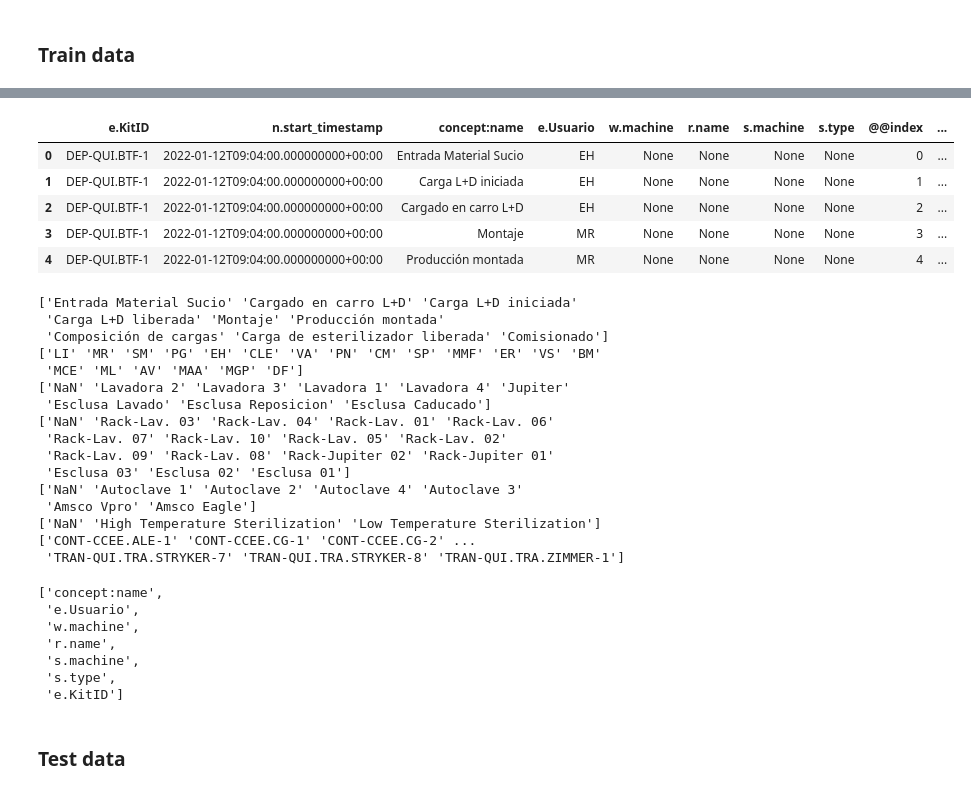
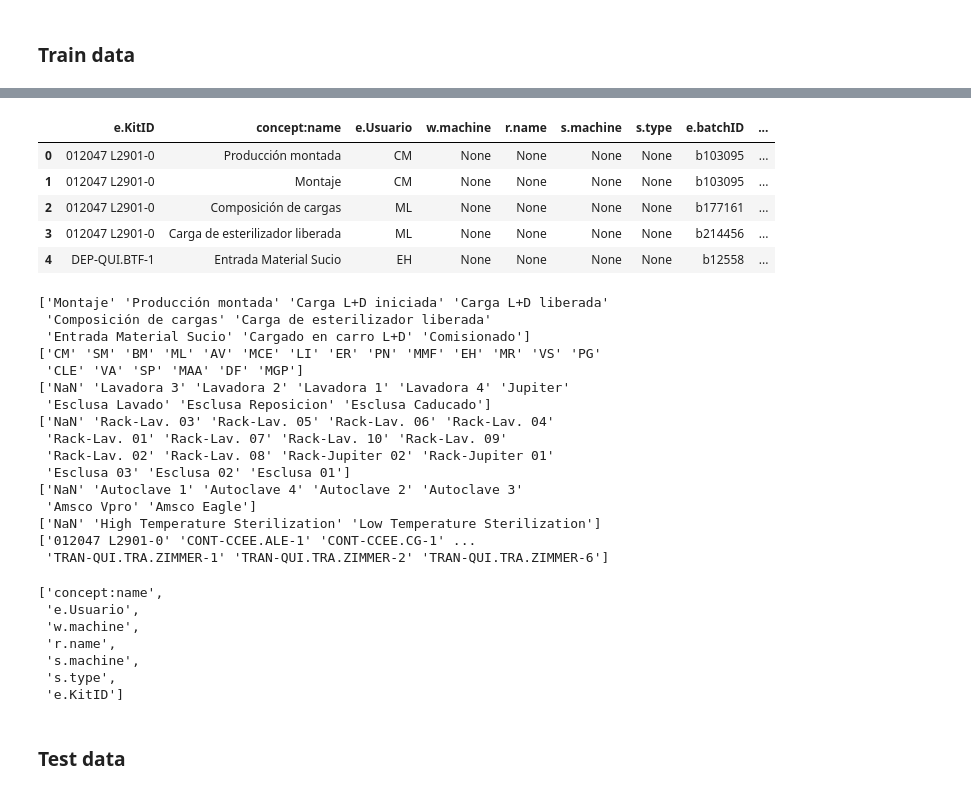
Before and after one commit to abu-sbeit/bdma-thesis, a Jupyter notebook: python/delay_prediction.ipynb, the cells around one changed output, grey strips where cells are left out. Saved outputs shown, nothing was run; the diff lists cells and outputs as text; code cells hidden in the pictures.

```diff
--- a/python/delay_prediction.ipynb
+++ b/python/delay_prediction.ipynb
@@ -28,16 +28,17 @@ from sklearn.preprocessing import LabelEncoder
 # %% [markdown]
 ## Connect to Neo4J database
 # %%
-driver = GraphDatabase.driver("bolt://localhost:7687", auth=("neo4j", "Neo4J1234"))
+driver = GraphDatabase.driver("bolt://localhost:7687", auth=("neo4j", "Croma2023"))
 session = driver.session()
 # %% [markdown]
 ## Retrieve data
 # %%
-query = f'''MATCH (n:Run) <- [:CORR] - (e:Event)
+query = f'''MATCH (e:Event) - [:CORR] -> (n:Run)
+where not e:OnlyKitEvent
 Optional match (e) - [:WASHED_IN] -> (w:WashingMachine)
 Optional match (e) - [:WASHED_ON] -> (r:Rack)
 Optional match (e) - [:STERILIZED_IN] -> (s:SterilizationMachine)
-RETURN n.CaseID, e.KitID, n.start_timestamp, n.end_timestamp, e.Activity, e.Usuario, e.timestamp, w.machine, r.name, s.machine, s.type'''
+RETURN e.CaseID, e.KitID, n.startTimestamp, n.endTimestamp, e.Activity, e.Usuario, e.timestamp, w.machine, r.name, s.machine, s.type, e.batchID'''
 result = session.run(query)
 records = [record.values() for record in result]
 columns = result.keys()
@@ -54,5 +65,5 @@ df.head()
 # %%
-event_log = pm4py.format_dataframe(df, case_id='n.CaseID', activity_key='e.Activity', timestamp_key='e.timestamp')
+event_log = pm4py.format_dataframe(df, case_id='e.CaseID', activity_key='e.Activity', timestamp_key='e.timestamp')
 #event_log = pm4py.convert_to_event_log(event_log)
 event_log
 # %% [output]
@@ -207,8 +218,10 @@ is_delayed = []
 for trace in trace_log:
     flag = False
     for i,event in enumerate(trace):
-        startTimestamp = pd.to_datetime(event['n.start_timestamp'], format='%Y-%m-%dT%H:%M:%S.%f%z')
-        finishTimestamp = pd.to_datetime(event['n.end_timestamp'], format='%Y-%m-%dT%H:%M:%S.%f%z')
+        if (not event['n.startTimestamp'] and not event['n.endTimestamp']):
+            continue
+        startTimestamp = pd.to_datetime(event['n.startTimestamp'], format='%Y-%m-%dT%H:%M:%S.%f%z')
+        finishTimestamp = pd.to_datetime(event['n.endTimestamp'], format='%Y-%m-%dT%H:%M:%S.%f%z')
 
         duration_minutes = (finishTimestamp - startTimestamp).total_seconds() / 60
 
@@ -243,21 +256,21 @@ df.head(5)
 # %%
 cases = list(df.groupby(['case:concept:name'],sort=False)['e.KitID'].first().keys())
 df_dict = dict()
 df_dict['case:concept:name'] = cases
 df_dict['is_delayed'] = is_delayed
 temp_df = pd.DataFrame(df_dict)
 
 # merge target variable with permits
 df = df.merge(temp_df,on=['case:concept:name'])
-df.drop(columns=['n.end_timestamp', 'time:timestamp'], inplace=True)
+df.drop(columns=['n.endTimestamp', 'time:timestamp', '@@index', 'n.startTimestamp'], inplace=True)
 df.head()
 # %% [output]
-|  | e.KitID | n.start_timestamp | concept:name | e.Usuario | w.machine | r.name | s.machine | s.type | @@index | ... |
-| 0 | DEP-QUI.BTF-1 | 2022-01-12T09:04:00.000000000+00:00 | Entrada Material Sucio | EH | None | None | None | None | 0 | ... |
-| 1 | DEP-QUI.BTF-1 | 2022-01-12T09:04:00.000000000+00:00 | Carga L+D iniciada | EH | None | None | None | None | 1 | ... |
-| 2 | DEP-QUI.BTF-1 | 2022-01-12T09:04:00.000000000+00:00 | Cargado en carro L+D | EH | None | None | None | None | 2 | ... |
-| 3 | DEP-QUI.BTF-1 | 2022-01-12T09:04:00.000000000+00:00 | Montaje | MR | None | None | None | None | 3 | ... |
-| 4 | DEP-QUI.BTF-1 | 2022-01-12T09:04:00.000000000+00:00 | Producción montada | MR | None | None | None | None | 4 | ... |
+|  | e.KitID | concept:name | e.Usuario | w.machine | r.name | s.machine | s.type | e.batchID | ... |
+| 0 | 012047 L2901-0 | Producción montada | CM | None | None | None | None | b103095 | ... |
+| 1 | 012047 L2901-0 | Montaje | CM | None | None | None | None | b103095 | ... |
+| 2 | 012047 L2901-0 | Composición de cargas | ML | None | None | None | None | b177161 | ... |
+| 3 | 012047 L2901-0 | Carga de esterilizador liberada | ML | None | None | None | None | b214456 | ... |
+| 4 | DEP-QUI.BTF-1 | Entrada Material Sucio | EH | None | None | None | None | b12558 | ... |
 # %%
 save_path = save_path_base + df_type +'_trace_len_'+str(t_length)+ '.csv'
 df.to_csv(save_path,index=False)
@@ -268,22 +281,22 @@ categorical_vars = str_ev_attr + str_tr_attr
 ohe_dict = get_ohe_dict(categorical_vars, original_df)
 categorical_vars
 # %% [output]
-['Entrada Material Sucio' 'Cargado en carro L+D' 'Carga L+D iniciada'
- 'Carga L+D liberada' 'Montaje' 'Producción montada'
- 'Composición de cargas' 'Carga de esterilizador liberada' 'Comisionado']
-['LI' 'MR' 'SM' 'PG' 'EH' 'CLE' 'VA' 'PN' 'CM' 'SP' 'MMF' 'ER' 'VS' 'BM'
- 'MCE' 'ML' 'AV' 'MAA' 'MGP' 'DF']
-['NaN' 'Lavadora 2' 'Lavadora 3' 'Lavadora 1' 'Lavadora 4' 'Jupiter'
+['Montaje' 'Producción montada' 'Carga L+D iniciada' 'Carga L+D liberada'
+ 'Composición de cargas' 'Carga de esterilizador liberada'
+ 'Entrada Material Sucio' 'Cargado en carro L+D' 'Comisionado']
+['CM' 'SM' 'BM' 'ML' 'AV' 'MCE' 'LI' 'ER' 'PN' 'MMF' 'EH' 'MR' 'VS' 'PG'
+ 'CLE' 'VA' 'SP' 'MAA' 'DF' 'MGP']
+['NaN' 'Lavadora 3' 'Lavadora 2' 'Lavadora 1' 'Lavadora 4' 'Jupiter'
  'Esclusa Lavado' 'Esclusa Reposicion' 'Esclusa Caducado']
-['NaN' 'Rack-Lav. 03' 'Rack-Lav. 04' 'Rack-Lav. 01' 'Rack-Lav. 06'
- 'Rack-Lav. 07' 'Rack-Lav. 10' 'Rack-Lav. 05' 'Rack-Lav. 02'
- 'Rack-Lav. 09' 'Rack-Lav. 08' 'Rack-Jupiter 02' 'Rack-Jupiter 01'
+['NaN' 'Rack-Lav. 03' 'Rack-Lav. 05' 'Rack-Lav. 06' 'Rack-Lav. 04'
+ 'Rack-Lav. 01' 'Rack-Lav. 07' 'Rack-Lav. 10' 'Rack-Lav. 09'
+ 'Rack-Lav. 02' 'Rack-Lav. 08' 'Rack-Jupiter 02' 'Rack-Jupiter 01'
  'Esclusa 03' 'Esclusa 02' 'Esclusa 01']
-['NaN' 'Autoclave 1' 'Autoclave 2' 'Autoclave 4' 'Autoclave 3'
+['NaN' 'Autoclave 1' 'Autoclave 4' 'Autoclave 2' 'Autoclave 3'
  'Amsco Vpro' 'Amsco Eagle']
 ['NaN' 'High Temperature Sterilization' 'Low Temperature Sterilization']
-['CONT-CCEE.ALE-1' 'CONT-CCEE.CG-1' 'CONT-CCEE.CG-2' ...
- 'TRAN-QUI.TRA.STRYKER-7' 'TRAN-QUI.TRA.STRYKER-8' 'TRAN-QUI.TRA.ZIMMER-1']
+['012047 L2901-0' 'CONT-CCEE.ALE-1' 'CONT-CCEE.CG-1' ...
+ 'TRAN-QUI.TRA.ZIMMER-1' 'TRAN-QUI.TRA.ZIMMER-2' 'TRAN-QUI.TRA.ZIMMER-6']
 ['concept:name',
  'e.Usuario',
  'w.machine',
```
Also changed, not shown: parts of 26 cells of this notebook.
